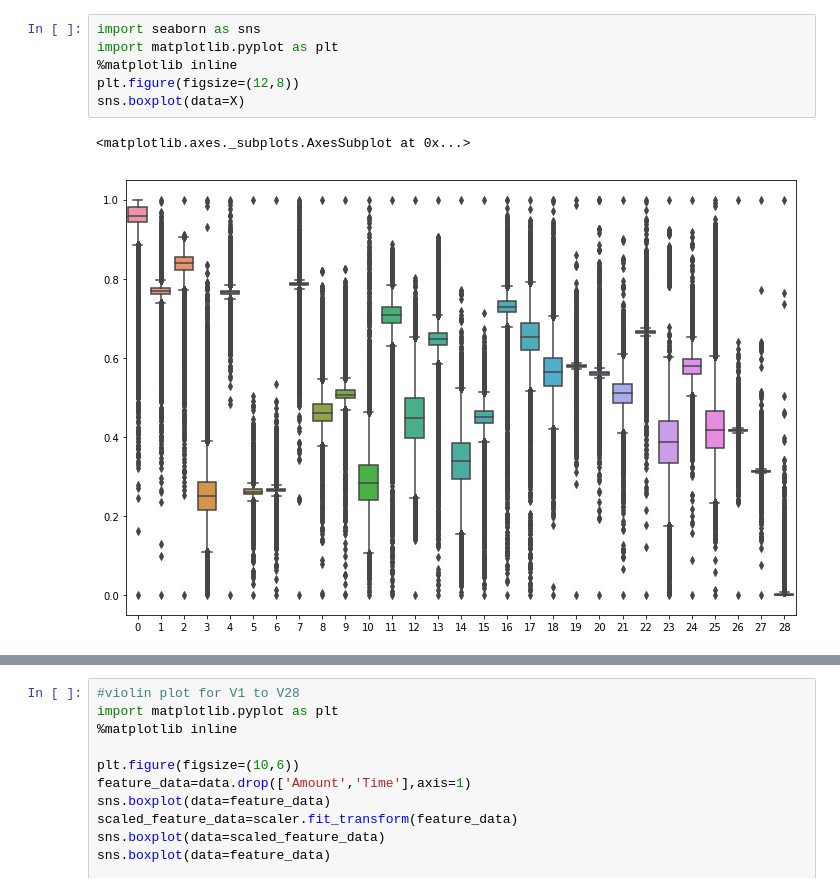
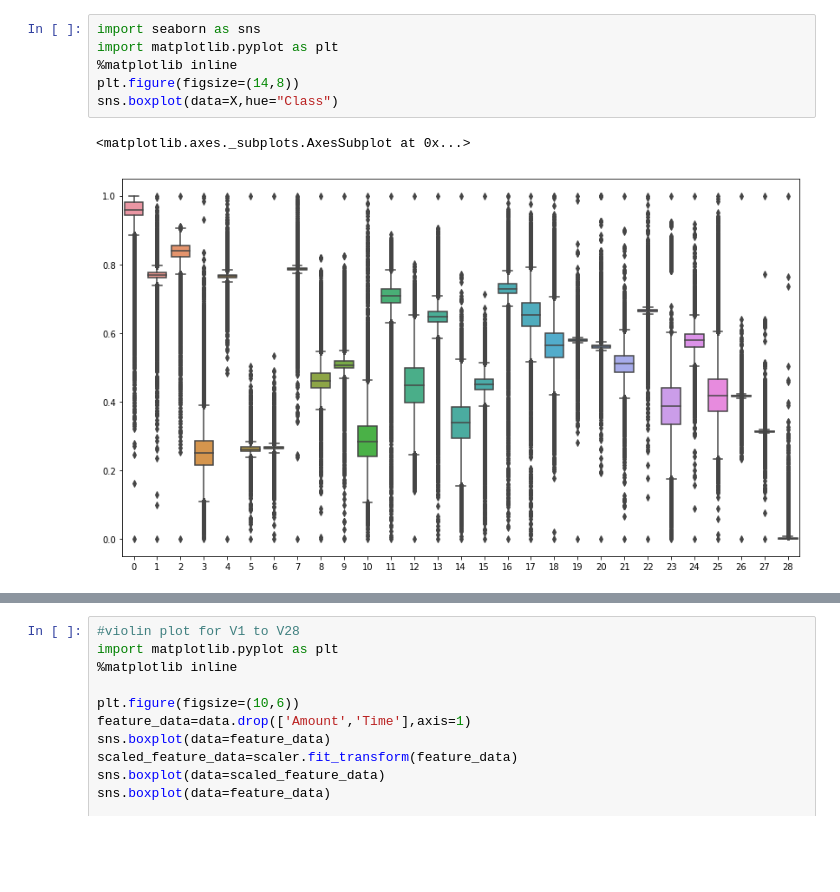
Before and after one commit to santhanaks/projects, a Jupyter notebook: capstone/credit.ipynb, the cells around one changed output, grey strips where cells are left out. Saved outputs shown, nothing was run; the diff lists cells and outputs as text; blank space fills up the shorter version.

```diff
--- a/capstone/credit.ipynb
+++ b/capstone/credit.ipynb
@@ -76,9 +66,9 @@ Name: Amount, dtype: float64
 # %%
 import seaborn as sns
 import matplotlib.pyplot as plt
 %matplotlib inline
-plt.figure(figsize=(12,8))
-sns.boxplot(data=X)
+plt.figure(figsize=(14,8))
+sns.boxplot(data=X,hue="Class")
 # %% [output]
 <matplotlib.axes._subplots.AxesSubplot at 0x...>
-[figure, old version]
+[figure, new version]
```
Also changed, not shown: parts of 33 cells of this notebook, 1 other file.
